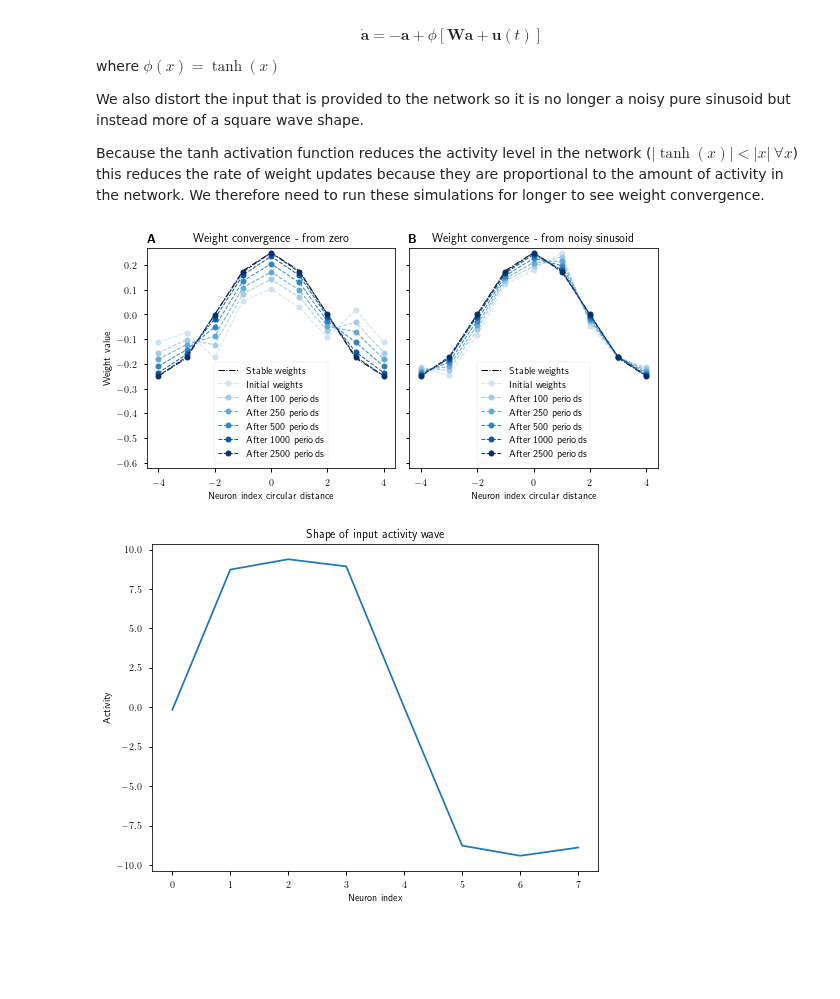
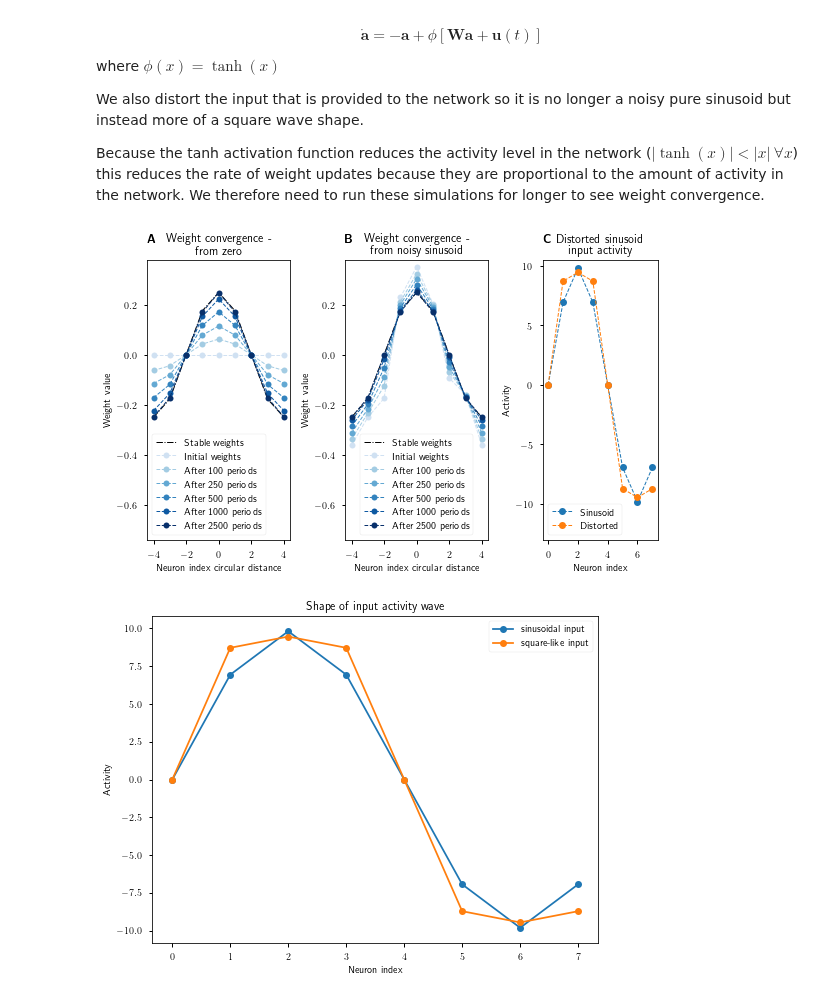
Before and after one commit to Dominic-DallOsto/insect-navigation-sinusoidal-optimality, a Jupyter notebook: sinusoidal updating activity and weights.ipynb, the cells around one changed output. Cells and saved outputs as stored; diff of their text form; code cells hidden in the pictures; blank space fills up the shorter version.

Commit message:
Plot distorted input shape for Oja's rule simulation

```diff
--- a/sinusoidal updating activity and weights.ipynb
+++ b/sinusoidal updating activity and weights.ipynb
@@ -289,7 +289,7 @@ def simulate_dynamic_weights_and_activity_nonlinear(W, W0, a0, input, dt=0.01, e
 noise_sigma_W = 0.2
 noise_sigma_a = 0.2
 noise_sigma_input = 0.2
-W0_nonlinear_fromzero = 0*W0_clean + noise_sigma_W*np.random.randn(N,N)
+W0_nonlinear_fromzero = 0*W0_clean# + noise_sigma_W*np.random.randn(N,N)
 W0_nonlinear_fromnoisy = 1*W0_clean + noise_sigma_W*np.random.randn(N,N)
 a0_clean = np.cos(2*f*np.pi*neuron_indices/N)
 a0 = 1*a0_clean + noise_sigma_a*np.random.randn(N)
@@ -309,42 +309,61 @@ input += noise_sigma_input*np.random.randn(*input.shape)
 W_nonlinear_fromzero, a_nonlinear_fromzero, a_trace_nonlinear_fromzero, W_trace_nonlinear_fromzero, W_rms_trace_nonlinear_fromzero = simulate_dynamic_weights_and_activity_nonlinear(W0_nonlinear_fromzero.copy(), W0_clean, a0.copy(), input, dt, eta, one_period_length)
 W_nonlinear_fromnoisy, a_nonlinear_fromnoisy, a_trace_nonlinear_fromnoisy, W_trace_nonlinear_fromnoisy, W_rms_trace_nonlinear_fromnoisy = simulate_dynamic_weights_and_activity_nonlinear(W0_nonlinear_fromnoisy.copy(), W0_clean, a0.copy(), input, dt, eta, one_period_length)
 # %%
-fig, axs = plt.subplots(1, 2, figsize=(8,4), sharey=True)
+fig, axs = plt.subplots(1, 3, figsize=(8,5), sharey=False, gridspec_kw={'width_ratios': [2,2,1.6]})
 axs[0].set_prop_cycle(plt.cycler(color = plt.cm.Blues(np.linspace(0.2, 1, 6))))
 axs[1].set_prop_cycle(plt.cycler(color = plt.cm.Blues(np.linspace(0.2, 1, 6))))
+axs[1].sharey(axs[0])
 plt.sca(axs[0])
 plt.plot(np.arange(-N//2, N//2+1), circular_concat(np.roll(get_cosine_from_fourier_spectrum(fill_fourier_modes_in_range(1, 1, N)), N//2)), 'k-.', linewidth=1)
 plot_circulant_matrix_as_profile(W0_nonlinear_fromzero, plot_stddev=False, roll=True, show=False)
 periods_to_plot = [100,250,500,1000,2500]
 for period in periods_to_plot:
 	plot_circulant_matrix_as_profile(W_trace_nonlinear_fromzero[period-1], plot_stddev=False, roll=True, show=False)
 plt.legend(['Stable weights','Initial weights'] + [f'After {period} period{"s" if period>1 else ""}' for period in periods_to_plot])
 plt.xlabel('Neuron index circular distance')
 plt.ylabel('Weight value')
-plt.title('Weight convergence - from zero')
-plt.title('$\\textbf{A}$', loc='left')
+plt.title('Weight convergence -\nfrom zero')
+plt.title('$\\textbf{A}$\n', loc='left')
+plt.xticks(range(-4,5,2))
 
 plt.sca(axs[1])
 plt.plot(np.arange(-N//2, N//2+1), circular_concat(np.roll(get_cosine_from_fourier_spectrum(fill_fourier_modes_in_range(1, 1, N)), N//2)), 'k-.', linewidth=1)
 plot_circulant_matrix_as_profile(W0_nonlinear_fromnoisy, plot_stddev=False, roll=True, show=False)
 for period in periods_to_plot:
 	plot_circulant_matrix_as_profile(W_trace_nonlinear_fromnoisy[period-1], plot_stddev=False, roll=True, show=False)
 plt.legend(['Stable weights','Initial weights'] + [f'After {period} period{"s" if period>1 else ""}' for period in periods_to_plot])
 plt.xlabel('Neuron index circular distance')
-plt.title('Weight convergence - from noisy sinusoid')
-plt.title('$\\textbf{B}$', loc='left')
-plt.ylim(-0.62, 0.27)
+plt.ylabel('Weight value')
+plt.title('Weight convergence -\nfrom noisy sinusoid')
+plt.title('$\\textbf{B}$\n', loc='left')
+# plt.yticks([])
+plt.ylim(-0.74, 0.38)
+plt.xticks(range(-4,5,2))
+
+plt.sca(axs[2])
+plt.plot(1/dt* input_scale * base_input[0], '--o', linewidth=1, label="Sinusoid")
+plt.plot(1/dt* input_scale * distorted_input[0], '--o', linewidth=1, label="Distorted")
+plt.title('Distorted sinusoid\ninput activity')
+plt.title('$\\textbf{C}$\n', loc='left')
+plt.ylabel('Activity')
+plt.xlabel('Neuron index')
+plt.ylim(-13, 10.5)
+plt.legend()
+plt.xticks(range(0,8,2))
 
 plt.tight_layout()
 plt.savefig('plots/ojas-rule-nonlinear-neurons-both.pdf')
 plt.show()
 # %% [output]
-[figure, old version]
+[figure, new version]
 # %%
-plt.plot(input[0])
+plt.plot(1/dt* input_scale * base_input[0], '-o', label="sinusoidal input")
+plt.plot(1/dt* input_scale * distorted_input[0], '-o', label="square-like input")
+# plt.plot(input[0], label="with noise")
 plt.title('Shape of input activity wave')
 plt.ylabel('Activity')
 plt.xlabel('Neuron index')
+plt.legend()
 plt.show()
 # %% [output]
-[figure, old version]
+[figure, new version]
```
Also changed, not shown: 2 other files.
